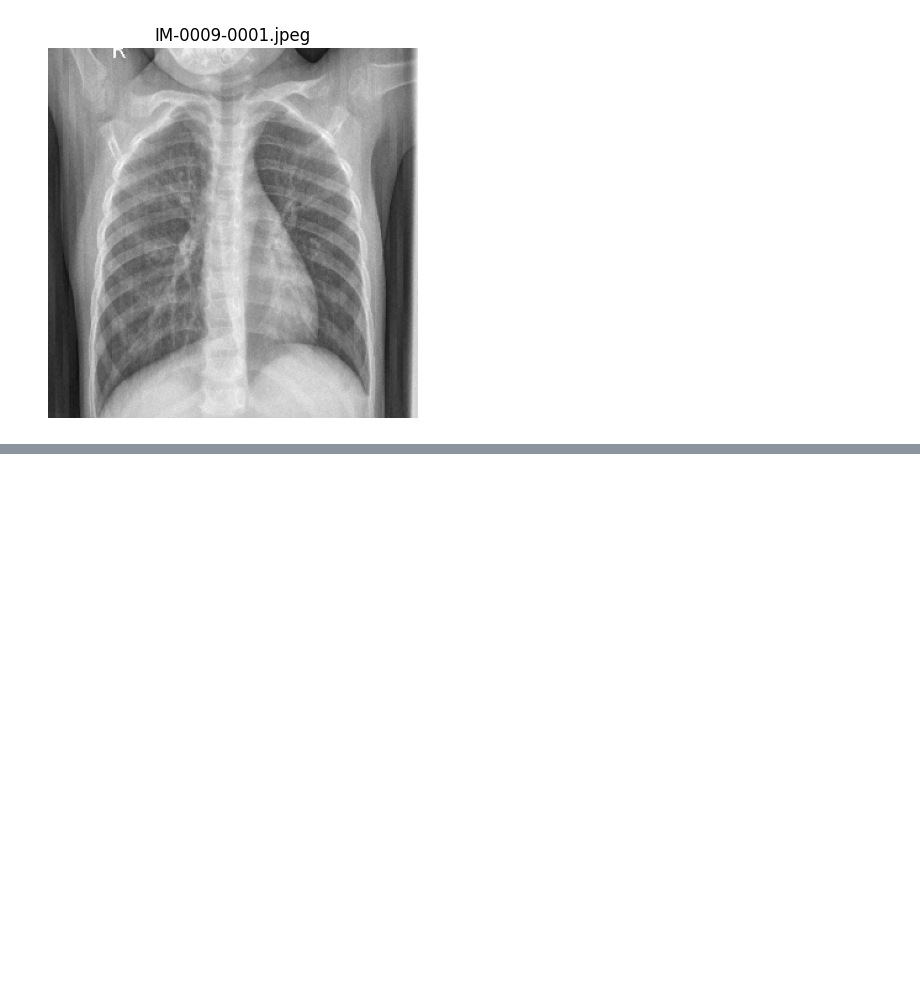
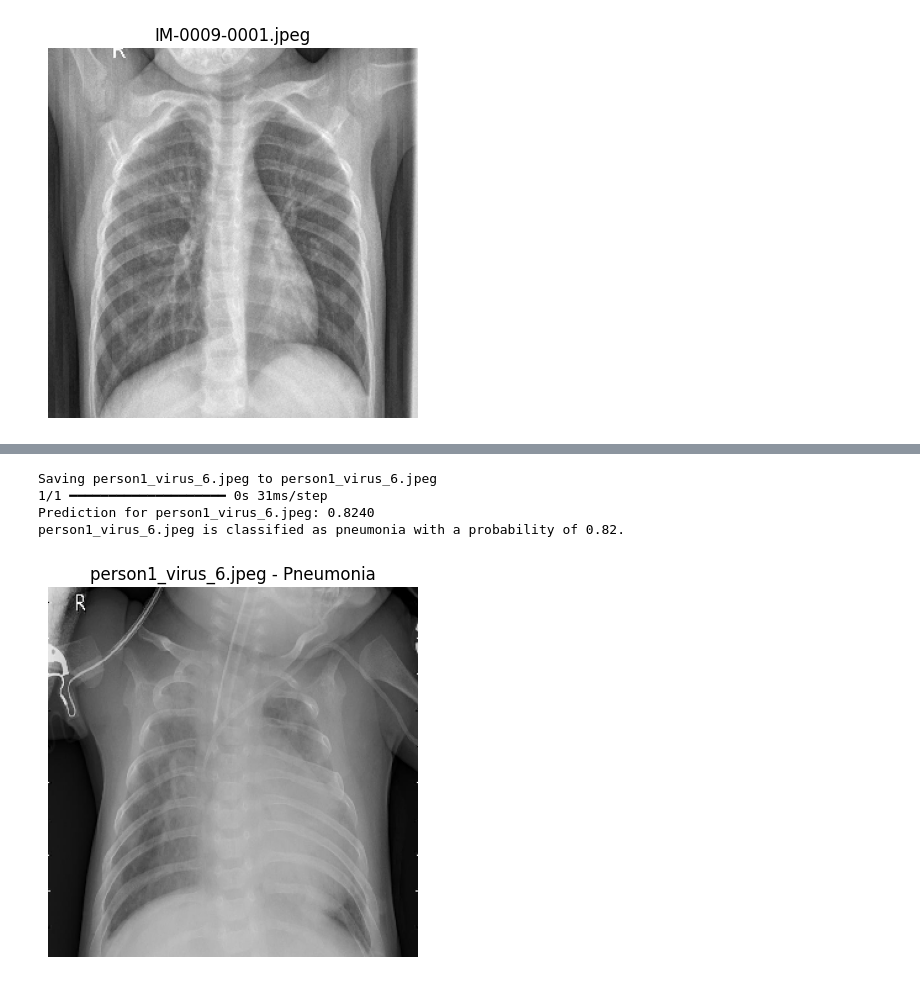
Before and after one commit to MukeshK001/Mask_RCNN, a Jupyter notebook: CNN.ipynb, the cells around one changed output, grey strips where cells are left out. Drawn from its saved outputs; the diff is of its cells as text; code cells hidden in the pictures; blank space fills up the shorter version.

```diff
--- a/CNN.ipynb
+++ b/CNN.ipynb
@@ -325,0 +337,42 @@ IM-0001-0001.jpeg: Pneumonia
+# %%
+from google.colab import files
+import numpy as np
+import matplotlib.pyplot as plt
+from keras.preprocessing import image
+
+# Assuming 'model' is your pre-trained model
+uploaded = files.upload()
+
+for fn in uploaded.keys():
+    try:
+        # Load and preprocess the image
+        path = '/content/' + fn
+        img = image.load_img(path, target_size=(300, 300))  # Adjust target size as needed
+        x = image.img_to_array(img)
+        x = np.expand_dims(x, axis=0)
+
+        # Normalize the image if required (depends on how your model was trained)
+        x = x / 255.0  # Example normalization
+
+        # Make predictions
+        classes = model.predict(x, batch_size=10)
+
+        # Get the prediction probability
+        prediction_probability = classes[0][0]
+        print(f"Prediction for {fn}: {prediction_probability:.4f}")  # Format to 4 decimal places
+
+        # Determine if pneumonia is present
+        if prediction_probability > 0.70:  # Adjust threshold as necessary
+            print(f"{fn} is classified as pneumonia with a probability of {prediction_probability:.2f}.")
+        else:
+            print(f"{fn} is classified as normal with a probability of {1 - prediction_probability:.2f}.")
+
+        # Display the image
+        plt.imshow(img)
+        plt.title(fn + ' - ' + ('Pneumonia' if prediction_probability > 0.70 else 'Normal'))
+        plt.axis('off')  # Hide axes
+        plt.show()  # Show the image
+
+    except Exception as e:
+        print(f"Error processing {fn}: {e}")
+# %% [output]
@@ -325,0 +380,5 @@ IM-0001-0001.jpeg: Pneumonia
+Saving person1_virus_6.jpeg to person1_virus_6.jpeg
+1/1 ━━━━━━━━━━━━━━━━━━━━ 0s 31ms/step
+Prediction for person1_virus_6.jpeg: 0.8240
+person1_virus_6.jpeg is classified as pneumonia with a probability of 0.82.
+[figure, added]
```
Also changed, not shown: parts of 2 cells of this notebook.
